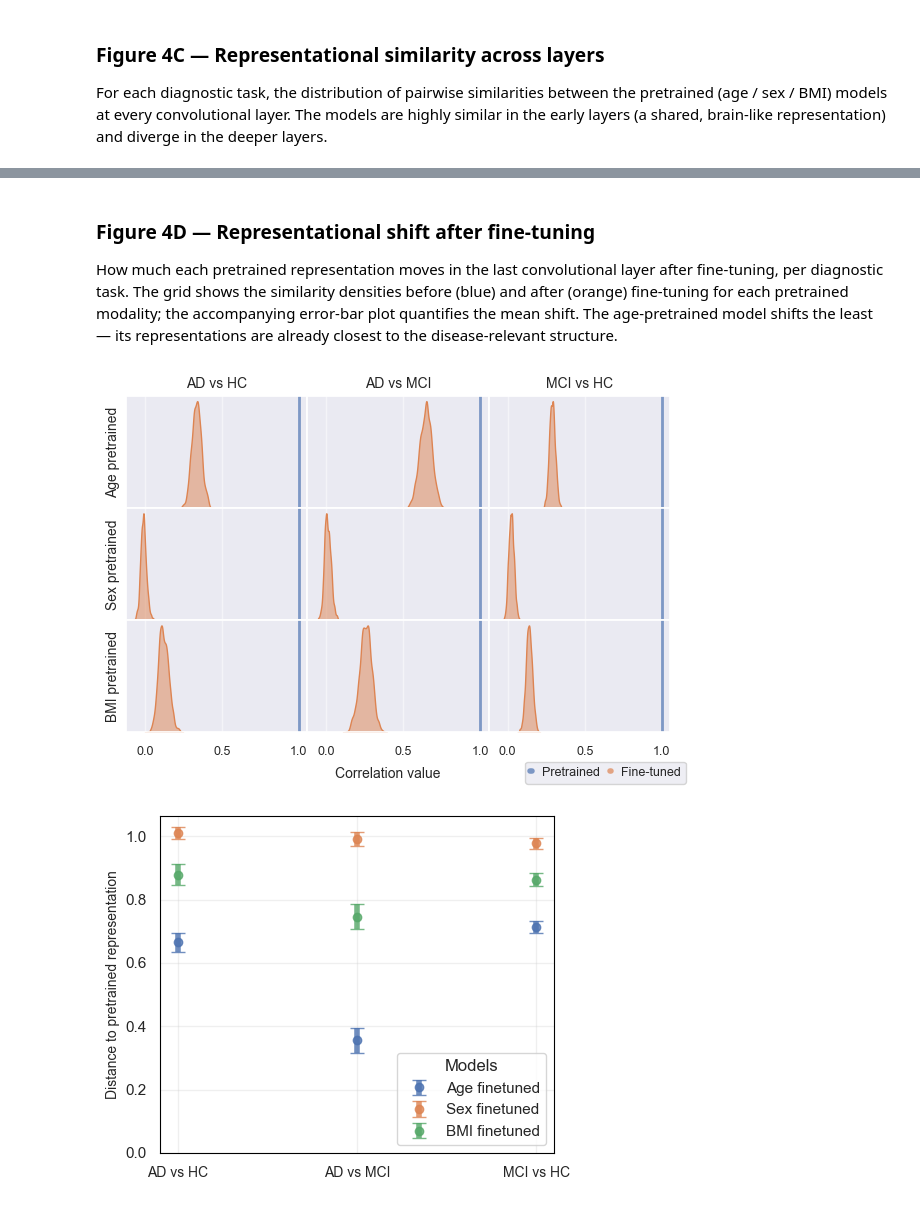
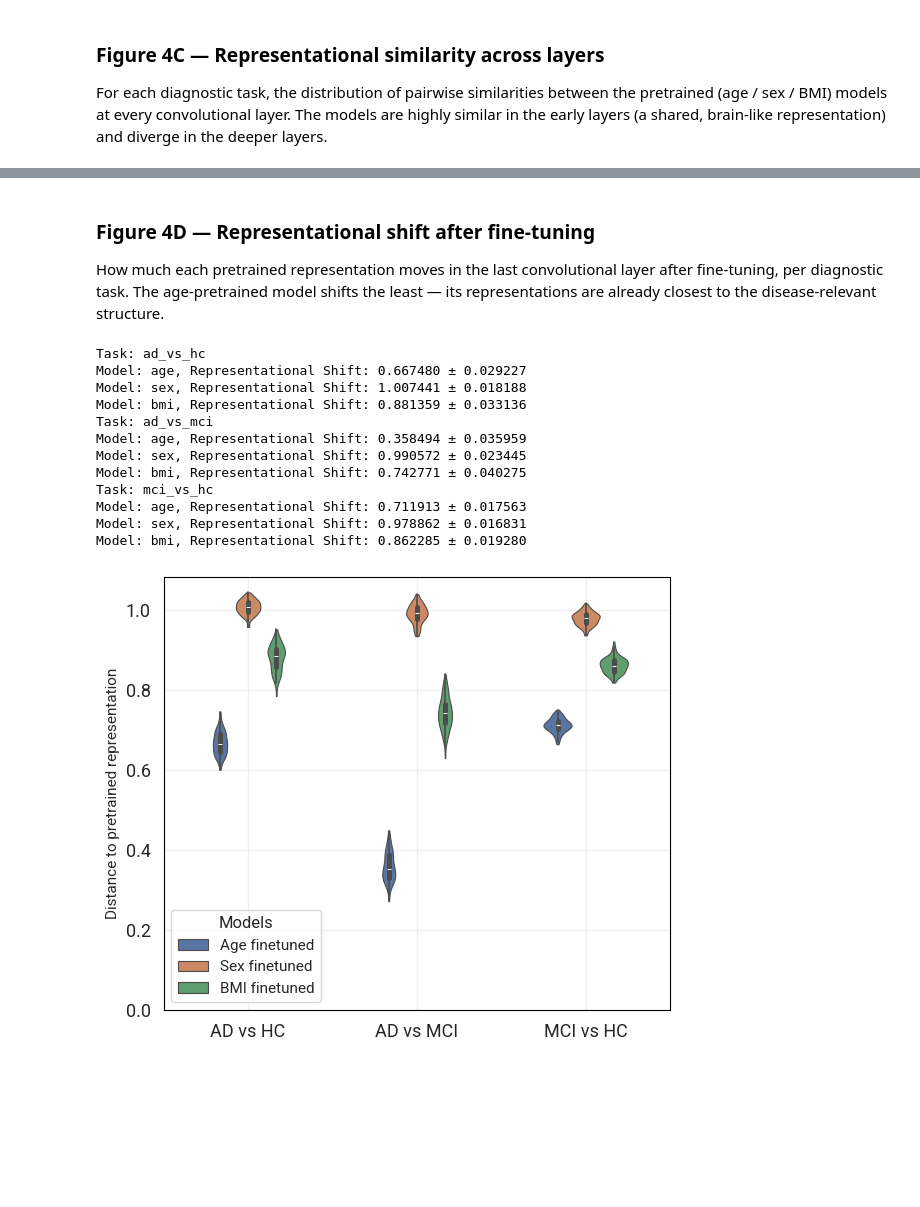
Before and after one commit to NeuroLIAA/brain-icvae, a Jupyter notebook: plot_notebook.ipynb, the cells around one changed output, grey strips where cells are left out. Saved outputs shown, nothing was run; the diff lists cells and outputs as text; code cells hidden in the pictures; blank space fills up the shorter version.

Commit message:
Update plots methods to new figures

```diff
--- a/plot_notebook.ipynb
+++ b/plot_notebook.ipynb
@@ -177,17 +177,18 @@ Mirrors `python rsa_analysis.py`.
 
 The next cell computes all bootstrapped RDM comparisons once; Figures 4C and 4D reuse the result.
 # %%
-
-from pretrain_exp.rsa import compare_models
+from pretrain_exp.rsa import compare_models, compute_distance_dict, mean_distance_distribution_across_tasks
 
 tasks   = ['ad_vs_hc', 'ad_vs_mci', 'mci_vs_hc']
 models  = ['age', 'sex', 'bmi', 'none']
 layers  = ['conv0', 'conv1', 'conv2', 'conv3', 'conv4', 'conv5']
 layer   = 'conv5'
-n_iters = 1000
+n_iters = 100
 rdms_path = Path('pretrain_exp', 'results')
 
 comparisons_dict = compare_models(tasks, models, layers, rdms_path, n_iters, random_state=42)
+distance_dict = compute_distance_dict(comparisons_dict)
+distance_comparison = mean_distance_distribution_across_tasks(comparisons_dict)
 # %% [markdown]
 ### Figure 4C — Representational similarity across layers
 
@@ -195,11 +196,10 @@ For each diagnostic task, the distribution of pairwise similarities between the
 (age / sex / BMI) models at every convolutional layer. The models are highly similar in the
 early layers (a shared, brain-like representation) and diverge in the deeper layers.
 # %%
-from rsa_analysis import plot_model_comparisons, parse_task_name
+from seaborn import color_palette
+from rsa_analysis import plot_model_comparisons
 
-for task in tasks:
-    fig = plot_model_comparisons(
-        comparisons_dict[task], model_type='pretrained', legend=True,
-        title=f'Pretrained comparisons — {parse_task_name(task)}')
-    plt.show()
+fig = plot_model_comparisons(distance_comparison, model_type='pretrained', legend=True,
+                             colors=list(color_palette("Set2"))[:3], fig_size=(6, 5), title='Distance between pretrained representations')
+plt.show()
 # %% [output]
@@ -210,33 +208,41 @@ for task in tasks:
 ### Figure 4D — Representational shift after fine-tuning
 
 How much each pretrained representation moves in the last convolutional layer after fine-tuning,
-per diagnostic task. The grid shows the similarity densities before (blue) and after (orange)
-fine-tuning for each pretrained modality; the accompanying error-bar plot quantifies the mean
-shift. The age-pretrained model shifts the least — its representations are already closest to
+per diagnostic task. The age-pretrained model shifts the least — its representations are already closest to
 the disease-relevant structure.
 # %%
-from rsa_analysis import plot_rsa_histogram_grid, plot_representational_shifts
+from rsa_analysis import plot_representational_shifts
+from numpy import mean, std, array
 
-# Similarity densities: pretrained vs fine-tuned, last conv layer (rows=models, cols=tasks)
-fig = plot_rsa_histogram_grid(comparisons_dict, layer=layer, tasks=tasks, only_diagonal=True)
-plt.show()
-
-# Quantified representational shift per model and task
 representational_shifts = {}
 for task in tasks:
+    print(f'Task: {task}')
     for model in comparisons_dict[task]:
         if model.endswith('_tl'):
             continue
-        name = model.split('_')[0]
-        representational_shifts.setdefault(name, {})
-        finetuned = name + '_tl'
-        self_corr = np.array(comparisons_dict[task][model][model][layer])
-        ft_corr   = np.array(comparisons_dict[task][model][finetuned][layer])
-        shift = np.abs(self_corr - ft_corr)
-        representational_shifts[name][task] = [shift.mean(), shift.std()]
+        model_name = model.split('_')[0]
+        if not model_name in representational_shifts:
+            representational_shifts[model_name] = {}
+        finetuned_model = model_name + '_tl'
+        comparison_with_self = array(comparisons_dict[task][model][model][layer])
+        comparison_with_finetuned = array(comparisons_dict[task][model][finetuned_model][layer])
+        representational_shift = abs(comparison_with_self - comparison_with_finetuned)
+        representational_shifts[model_name][task] = representational_shift
+        print(f'Model: {model_name}, Representational Shift: {mean(representational_shift):.6f} ± {std(representational_shift):.6f}')
 
-fig = plot_representational_shifts(representational_shifts)
+fig = plot_representational_shifts(representational_shifts, legend=True)
 plt.show()
 # %% [output]
+Task: ad_vs_hc
+Model: age, Representational Shift: 0.667480 ± 0.029227
+Model: sex, Representational Shift: 1.007441 ± 0.018188
+Model: bmi, Representational Shift: 0.881359 ± 0.033136
+Task: ad_vs_mci
+Model: age, Representational Shift: 0.358494 ± 0.035959
+Model: sex, Representational Shift: 0.990572 ± 0.023445
+Model: bmi, Representational Shift: 0.742771 ± 0.040275
+Task: mci_vs_hc
+Model: age, Representational Shift: 0.711913 ± 0.017563
+Model: sex, Representational Shift: 0.978862 ± 0.016831
+Model: bmi, Representational Shift: 0.862285 ± 0.019280
-[figure, old version]
+[figure, new version]
-[figure, removed]
```
Also changed, not shown: parts of 3 cells of this notebook, 3 other files.
